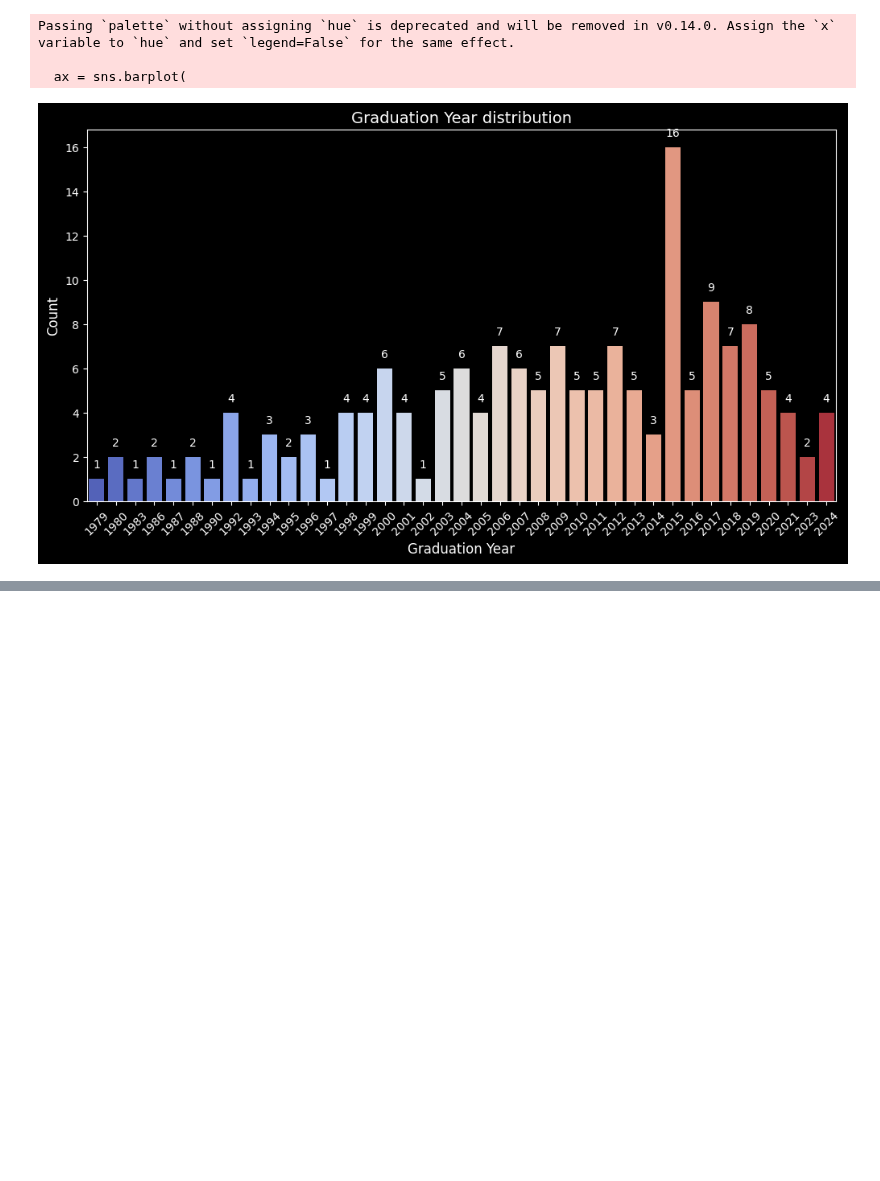
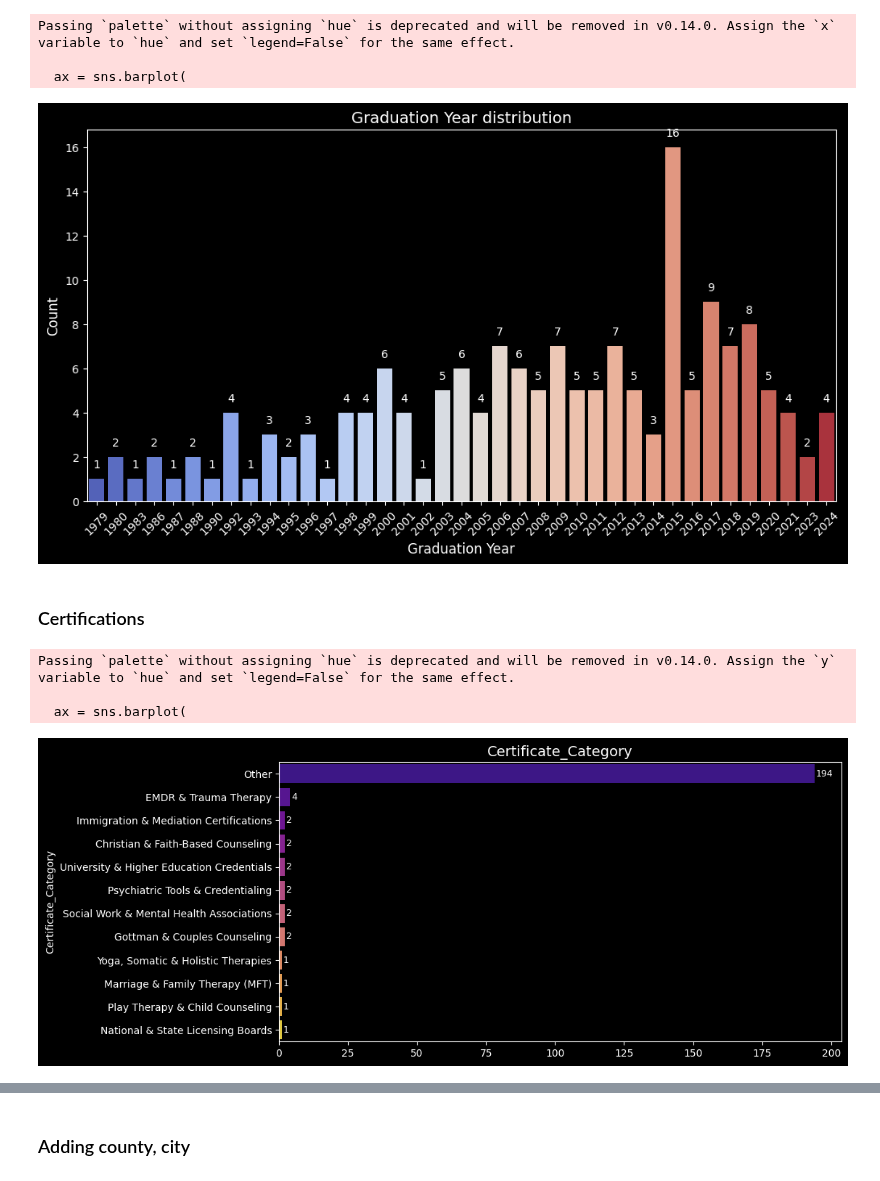
Before and after one commit to pallavmarch/Psychologytoday-therapist-analysis, a Jupyter notebook: PsychologyToday_Dementia_analysis.ipynb, the cells around one changed output, grey strips where cells are left out. Saved outputs shown, nothing was run; the diff lists cells and outputs as text; code cells hidden in the pictures; blank space fills up the shorter version.

```diff
--- a/PsychologyToday_Dementia_analysis.ipynb
+++ b/PsychologyToday_Dementia_analysis.ipynb
@@ -871,3 +714,81 @@ Passing `palette` without assigning `hue` is deprecated and will be removed in v
 
   ax = sns.barplot(
 [figure]
+# %% [markdown]
+### Certifications
+# %%
+Dementia['Certificate_clean']=Dementia['Certificate'].str.split('/').str[0]
+Dementia['Certificate_clean'] = Dementia['Certificate_clean'].str.replace(r'[\d,]', '', regex=True)  # Remove numbers and commas
+
+
+# Define mapping of certifications to broader categories
+certificate_groups = {
+    "Marriage & Family Therapy (MFT)": [
+        "aamft", "aamftmft supervisor", "american assoc. for marriage and family therapists"
+    ],
+    "EMDR & Trauma Therapy": [
+        "emdria", "emdr association", "emdr therapy basic training", "emdria international association",
+        "emdr and brainspotting trained", "brainspotting", "certified clinical trauma professional",
+        "postpartum support internationalperinatal mental health"
+    ],
+    "Gottman & Couples Counseling": [
+        "the gottman institute: gottman method couples therapy level &", "gottman level  trained therapist",
+        "prepare-enrich curriculum facilitator"
+    ],
+    "Christian & Faith-Based Counseling": [
+        "american association of christian counselors", "christian association for psychological studies",
+        "church of the nazareneordained minister", "evangelical lutheran church in americaretired clergy"
+    ],
+    "Immigration & Mediation Certifications": [
+        "mediators of texas", "immigration evaluation certfification", "alternative dispute resolution"
+    ],
+    "National & State Licensing Boards": [
+        "state of texaslcdc", "texaslpc", "tx state board of examiners of professnl counselor",
+        "texas counseling association#", "state board of health", "tx state board of social worker examinerslcsw-s",
+        "texas state board of examiners of psychologists", "texas department of state health serviceslcdc",
+        "texas education agencytx ceritified school counselor", "texas state board of examiners of lpcsapproved state supervisor"
+    ],
+    "Social Work & Mental Health Associations": [
+        "nasw", "nasw association", "american board of clinical social work",
+        "national board for certified counselors", "national board for certified counselors inc.",
+        "national board of certified counselors", "national certified counselor-nbcc",
+        "national council of certified dementia practitionerscdp", "professional counselor - supervisor"
+    ],
+    "University & Higher Education Credentials": [
+        "southern methodist universitym.s. in counseling", "loyola university of chicagomaster of arts in psychology",
+        "capella universitygeriatric psychology", "argosy university dallasdoctorate in clinical psycholo",
+        "walden universityphd. clinical psychology", "prairie view a&m universitycertified school counselor",
+        "university of houston graduate college social workm.s.w.", "universidad europea miguel de cervantesneuropsychology-dementia",
+        "attendedregis college post-master's certificate graduated", "east texas baptist univ."
+    ],
+    "Play Therapy & Child Counseling": [
+        "hcc-texas association for play therapy", "association for play therapy united statest"
+    ],
+    "Yoga, Somatic & Holistic Therapies": [
+        "registered yoga teacher - yoga alliance", "somatic experiencing institute",
+        "institute for aerobics researchphysical fitness specialist"
+    ],
+    "Psychiatric Tools & Credentialing": [
+        "cpr & aed", "asha certificate of clinical competence", "bciae", "ccsas", "psypact", "laban"
+    ],
+    "Dementia & Geriatric Specializations": [
+        "universidad europea miguel de cervantesneuropsychology-dementia", "national council of certified dementia practitionerscdp"
+    ],
+    "Other": []  # This will be used as a fallback category for unclassified values
+}
+
+certification_mapping = {title: category for category, titles in certificate_groups.items() for title in titles}
+
+
+Dementia['Certificate_Category'] = Dementia['Certificate_clean'].map(certification_mapping).fillna("Other")
+
+
+plot_horizontalBar(Dementia['Certificate_Category'].value_counts(),"Certificate_Category")
+
+Dementia[['Certificate_Category','Certificate_clean']].value_counts().sort_index().to_excel('Certificate_Category.xlsx')
+files.download('Certificate_Category.xlsx')
+# %% [output]
+Passing `palette` without assigning `hue` is deprecated and will be removed in v0.14.0. Assign the `y` variable to `hue` and set `legend=False` for the same effect.
+
+  ax = sns.barplot(
+[figure, added]
@@ -873,0 +797,2 @@ Passing `palette` without assigning `hue` is deprecated and will be removed in v
+# %% [markdown]
+### Adding county, city
```
Also changed, not shown: parts of 20 cells of this notebook.
